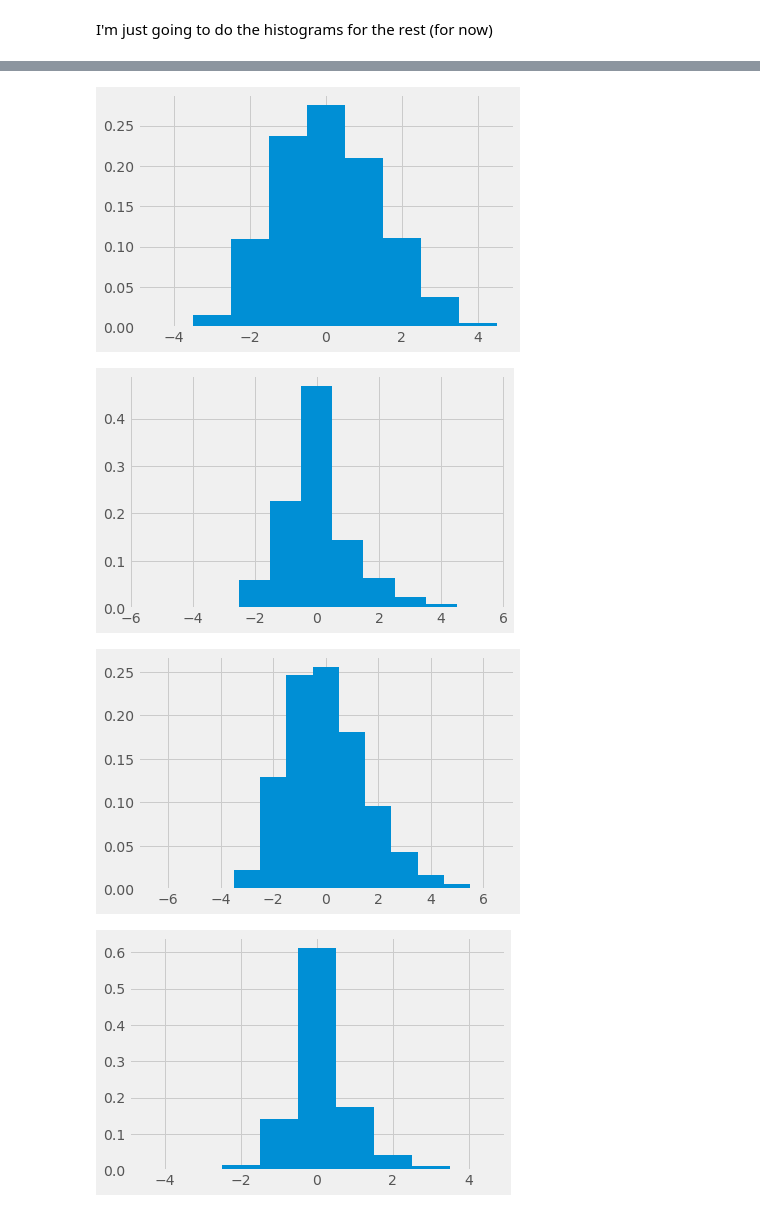
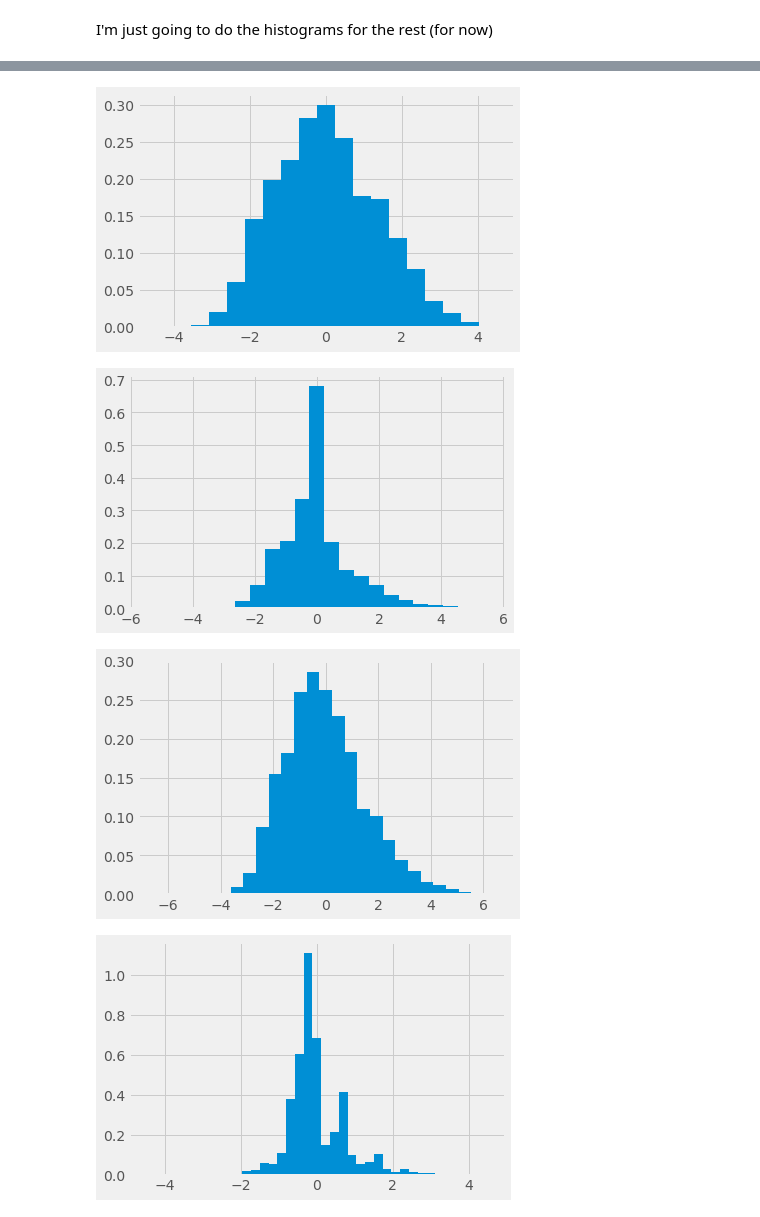
Before and after one commit to mmenz/YUSAG, a Jupyter notebook: nba_stat_diffs/nba_stat_diffs.ipynb, the cells around one changed output, grey strips where cells are left out. Saved outputs shown, nothing was run; the diff lists cells and outputs as text; code cells hidden in the pictures.

```diff
--- a/nba_stat_diffs/nba_stat_diffs.ipynb
+++ b/nba_stat_diffs/nba_stat_diffs.ipynb
@@ -106,32 +103,32 @@ plt.hist(stl_data,stl_bins,normed=True);
 # %%
 #histogram for pf
-pf_bins = np.linspace(-4.5, 4.5, 10)
+pf_bins = np.linspace(-4.5, 4.5, 20)
 pf_data = diffs_df['pf_diff'].iloc[0:-2]
 
 plt.hist(pf_data,pf_bins,normed=True);
 # %% [output]
-[figure, old version]
+[figure, new version]
 # %%
 #histogram for threes
-three_bins = np.linspace(-5.5, 5.5, 12)
+three_bins = np.linspace(-5.5, 5.5, 24)
 three_data = diffs_df['three_diff'].iloc[0:-2]
 
 plt.hist(three_data,three_bins,normed=True);
 # %% [output]
-[figure, old version]
+[figure, new version]
 # %%
 #histogram for tovs
-tov_bins = np.linspace(-6.5, 6.5, 14)
+tov_bins = np.linspace(-6.5, 6.5, 28)
 tov_data = diffs_df['tov_diff'].iloc[0:-2]
 
 plt.hist(tov_data,tov_bins,normed=True);
 # %% [output]
-[figure, old version]
+[figure, new version]
 # %%
 #histogram for blks
-blk_bins = np.linspace(-4.5, 4.5, 10)
+blk_bins = np.linspace(-4.5, 4.5, 40)
 blk_data = diffs_df['blk_diff'].iloc[0:-2]
 
 plt.hist(blk_data,blk_bins,normed=True);
 # %% [output]
-[figure, old version]
+[figure, new version]
```
Also changed, not shown: parts of 28 cells of this notebook.
